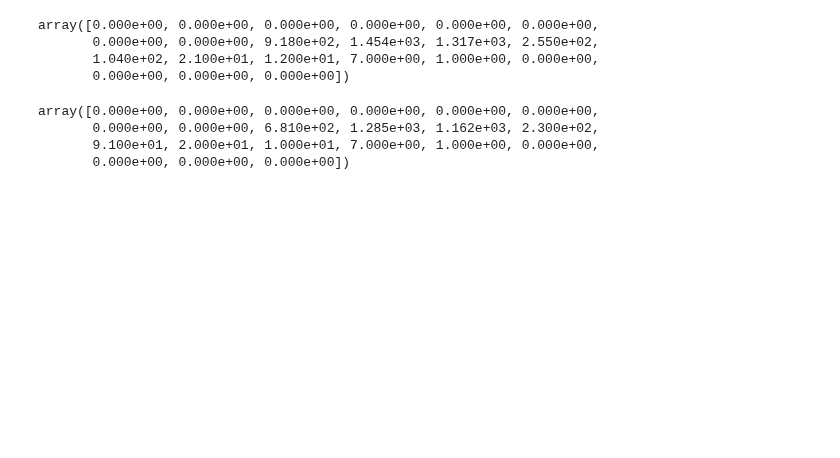
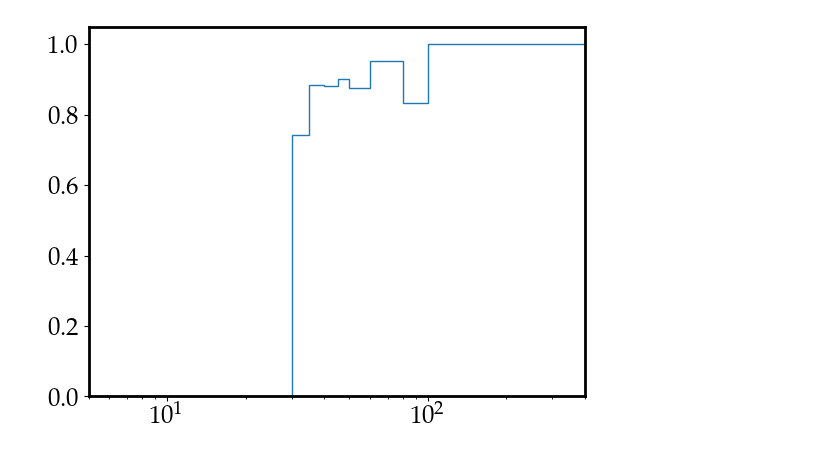
Before and after one commit to ikrommyd/egamma-tnp, a Jupyter notebook: EgammaTnP.ipynb, the cells around one changed output. Drawn from its saved outputs; the diff is of its cells as text; code cells hidden in the pictures; blank space fills up the shorter version.

```diff
--- a/EgammaTnP.ipynb
+++ b/EgammaTnP.ipynb
@@ -203,14 +223,24 @@ plt.show()
-# %%
-hpt_all.values()
-# %% [output]
-array([0.000e+00, 0.000e+00, 0.000e+00, 0.000e+00, 0.000e+00, 0.000e+00,
-       0.000e+00, 0.000e+00, 9.180e+02, 1.454e+03, 1.317e+03, 2.550e+02,
-       1.040e+02, 2.100e+01, 1.200e+01, 7.000e+00, 1.000e+00, 0.000e+00,
-       0.000e+00, 0.000e+00, 0.000e+00])
-# %%
-hpt_pass.values()
-# %% [output]
-array([0.000e+00, 0.000e+00, 0.000e+00, 0.000e+00, 0.000e+00, 0.000e+00,
-       0.000e+00, 0.000e+00, 6.810e+02, 1.285e+03, 1.162e+03, 2.300e+02,
-       9.100e+01, 2.000e+01, 1.000e+01, 7.000e+00, 1.000e+00, 0.000e+00,
-       0.000e+00, 0.000e+00, 0.000e+00])
+# %%
+def replace_nans(arr):
+    arr = np.array(arr)
+
+    # Find the index of first non-nan value
+    first_float_index = np.where(~np.isnan(arr))[0][0]
+
+    # Create masks for before and after the first float
+    before_first_float = np.arange(len(arr)) < first_float_index
+    after_first_float = ~before_first_float
+
+    # Replace all nans with 0 before first float number and with 1 after
+    arr[before_first_float & np.isnan(arr)] = 0
+    arr[after_first_float & np.isnan(arr)] = 1
+
+    return arr
+# %%
+ratio = replace_nans(hpt_pass.values() / hpt_all.values())
+# %%
+plt.stairs(ratio, ptbins)
+plt.xlim(5, 400)
+plt.xscale("log")
+# %% [output]
+[figure, added]
```
Also changed, not shown: parts of 13 cells of this notebook.
